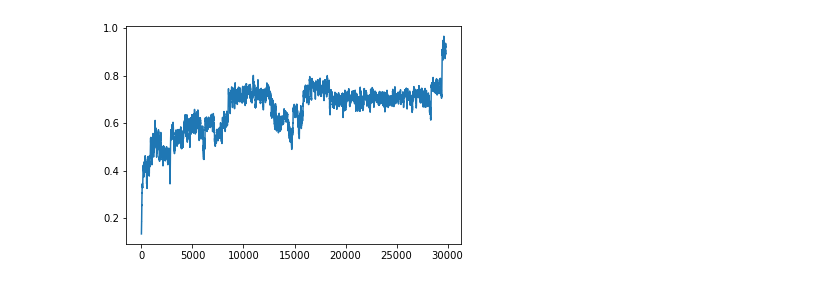
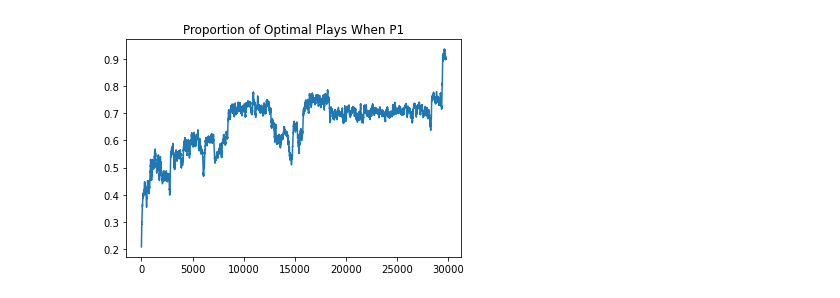
Before and after one commit to MartenThompson/rl-nim, a Jupyter notebook: code/visualization.ipynb, the cells around one changed output. Cells and saved outputs as stored; diff of their text form; code cells hidden in the pictures.

```diff
--- a/code/visualization.ipynb
+++ b/code/visualization.ipynb
@@ -8,11 +8,12 @@ p1 = pd.read_csv('out/QAgent_p12020_11_15-22_52_18.csv', header=None, names=['op
 p1 = p1['optimal'].values
 # %%
 #p1 = p1[np.linspace(0,20000,1001, dtype=int)]
-N = 50
+N = 100
 
 moving_avg = np.convolve(p1, np.ones((N,))/N, mode='valid')
 # %%
 plt.plot(np.arange(len(moving_avg)), moving_avg)
+plt.title('Proportion of Optimal Plays When P1')
 plt.show()
 # %% [output]
-[figure, old version]
+[figure, new version]
```
Also changed, not shown: parts of 5 cells of this notebook, 2 other files.
